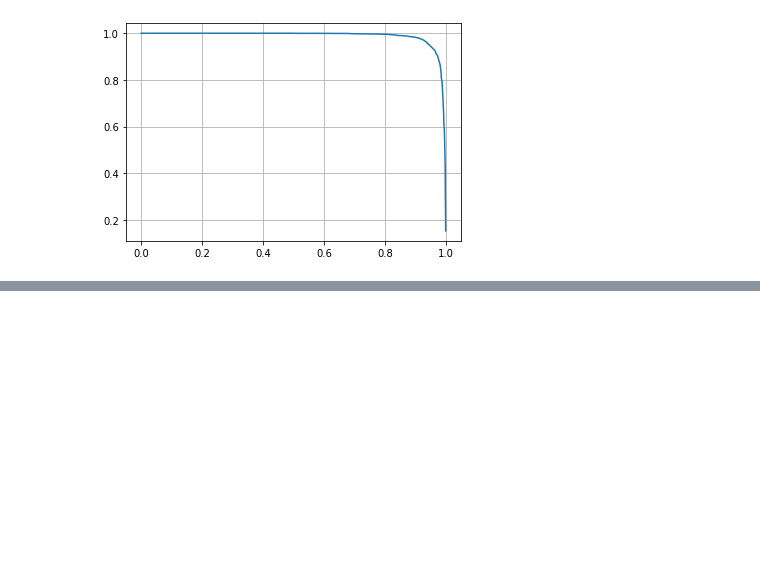
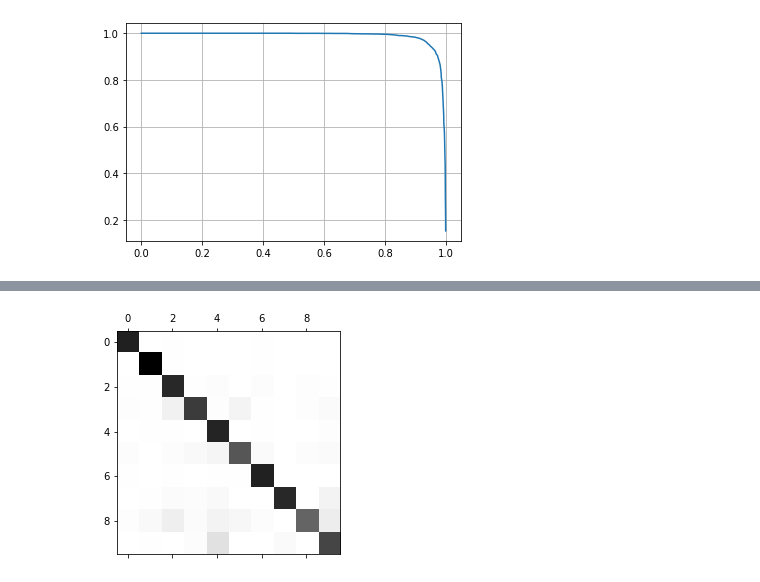
Before and after one commit to JakeOh/202011_itw_pyml_wkd, a Jupyter notebook: ml02.ipynb, the cells around one changed output, grey strips where cells are left out. Drawn from its saved outputs; the diff is of its cells as text; code cells hidden in the pictures; blank space fills up the shorter version.

```diff
--- a/ml02.ipynb
+++ b/ml02.ipynb
@@ -342,0 +345,5 @@ plt.show()
+# %%
+sgd_clf = SGDClassifier(random_state=1)  # 모델 생성
+sgd_clf.fit(X=X_train, y=y_train)  # 모델 학습
+y_pred = sgd_clf.predict(X=X_train)
+y_pred
@@ -342,0 +391,4 @@ plt.show()
+# %%
+# confusion matrix
+conf_mat = confusion_matrix(y_train, y_pred)
+conf_mat
@@ -342,0 +406,7 @@ plt.show()
+# %%
+plt.matshow(conf_mat, cmap=plt.cm.binary)
+plt.show()
+# 대각선: 정답을 맞춘 부분
+# 대각선 이외의 영역에서 색이 진한 부분: 오답이 많은 부분.
+# %% [output]
+[figure, added]
```
Also changed, not shown: parts of 8 cells of this notebook.
